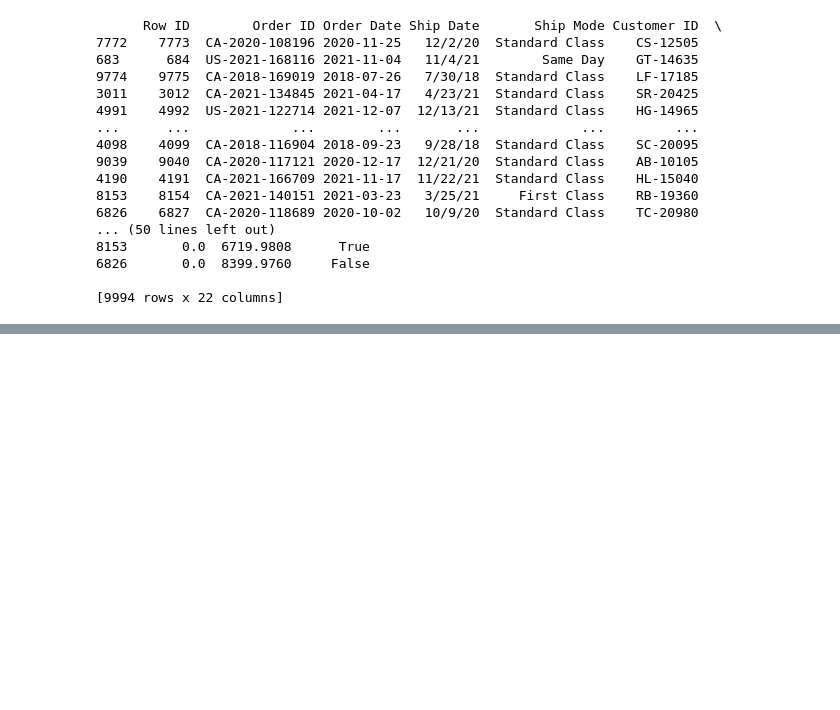
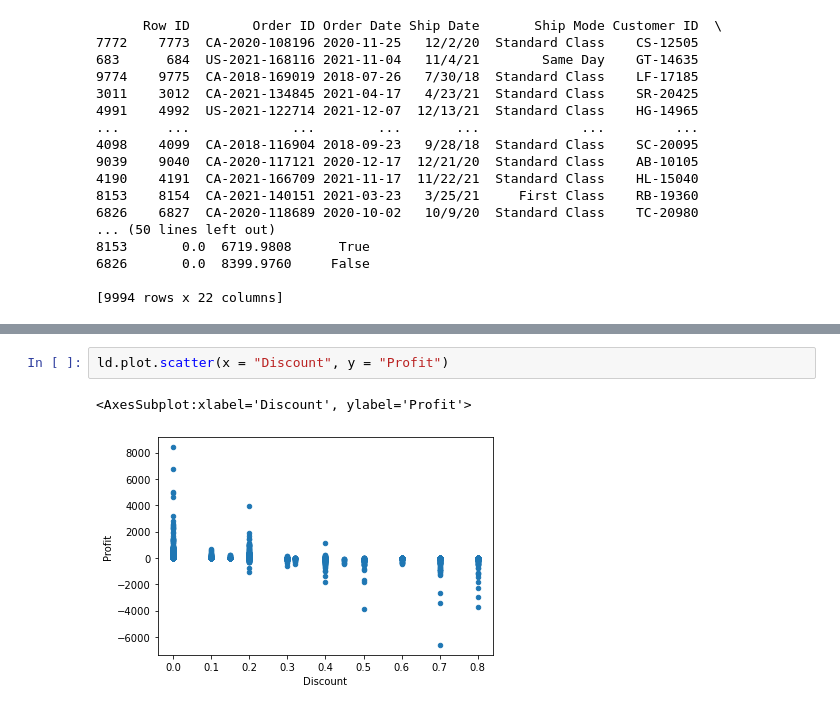
Before and after one commit to Derherpderderp/Csci343Project1, a Jupyter notebook: Csci343Project1hhgarret.ipynb, the cells around one changed output, grey strips where cells are left out. Drawn from its saved outputs; the diff is of its cells as text; blank space fills up the shorter version.

```diff
--- a/Csci343Project1hhgarret.ipynb
+++ b/Csci343Project1hhgarret.ipynb
@@ -229,0 +230,5 @@ print(subCatDict)
+# %%
+ld.plot.scatter(x = "Discount", y = "Profit")
+# %% [output]
+<AxesSubplot:xlabel='Discount', ylabel='Profit'>
+[figure, added]
```
Also changed, not shown: parts of 3 cells of this notebook.
